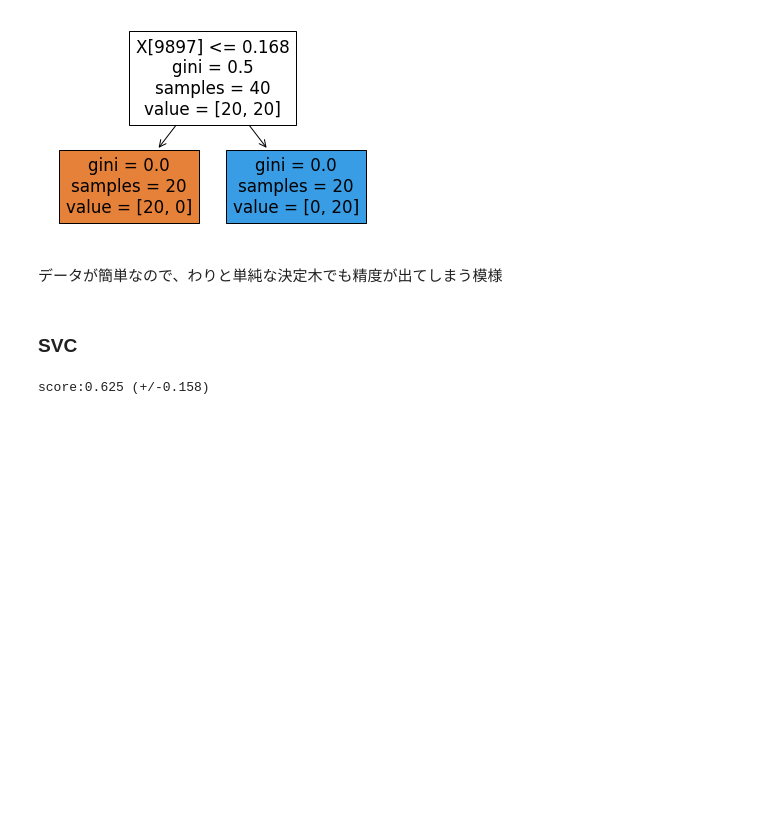
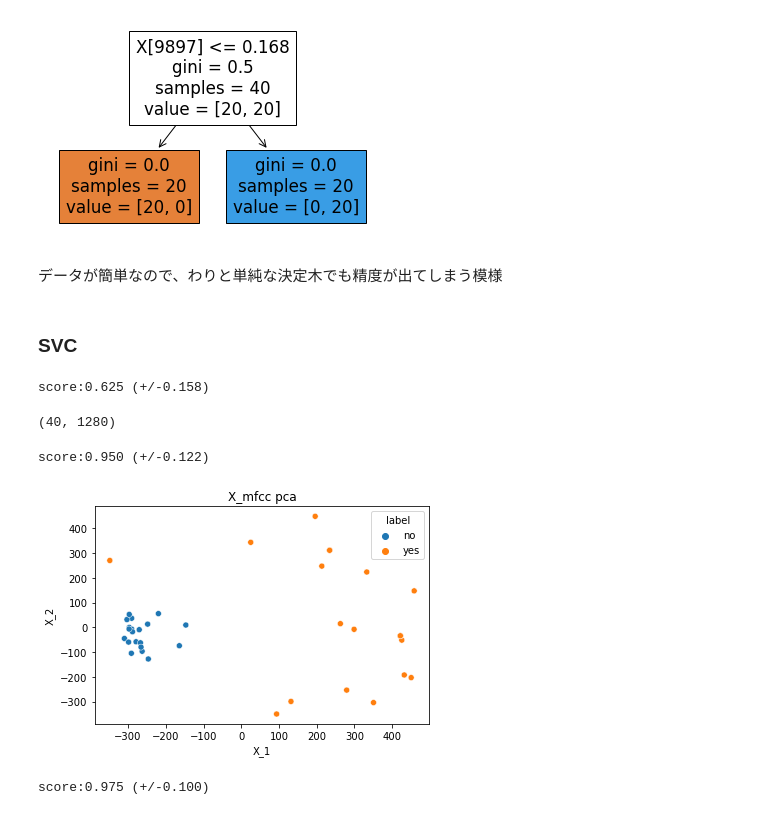
Before and after one commit to sadahry/notebooks, a Jupyter notebook: signal_processing/yes_no_detection.ipynb, the cells around one changed output. Cells and saved outputs as stored; diff of their text form; code cells hidden in the pictures; blank space fills up the shorter version.

Commit message:
add MFCC on SVC

```diff
--- a/signal_processing/yes_no_detection.ipynb
+++ b/signal_processing/yes_no_detection.ipynb
@@ -412,3 +412,36 @@ scores = sklearn.model_selection.cross_val_score(clf, X_feat, y, cv=5)
 print('score:{:.3f} (+/-{:.3f})'.format(scores.mean(), scores.std()*2))
 # %% [output]
 score:0.625 (+/-0.158)
+# %%
+# 別の特徴量を利用して予測
+
+X_mfcc = []
+for x in X:
+    S = librosa.feature.melspectrogram(y=x, sr=samplerate, n_mels=128,
+                                   fmax=8000)
+    mfcc = librosa.feature.mfcc(S=librosa.power_to_db(S))
+    X_mfcc.append(np.array(mfcc).flatten())
+
+X_mfcc = np.array(X_mfcc)
+X_mfcc.shape
+# %% [output]
+(40, 1280)
+# %%
+scores = sklearn.model_selection.cross_val_score(clf, X_mfcc, y, cv=5)
+print('score:{:.3f} (+/-{:.3f})'.format(scores.mean(), scores.std()*2))
+# %% [output]
+score:0.950 (+/-0.122)
+# %%
+# 主成分抽出(PCA)
+pca = sklearn.decomposition.PCA(n_components=2, random_state=seed)
+
+plot_r2dim(pca, X_mfcc, y, names_by_label, 'X_mfcc pca')
+# %% [output]
+[figure, added]
+# %%
+X_mfcc_pca = pca.fit_transform(X_mfcc)
+
+scores = sklearn.model_selection.cross_val_score(clf, X_mfcc_pca, y, cv=5)
+print('score:{:.3f} (+/-{:.3f})'.format(scores.mean(), scores.std()*2))
+# %% [output]
+score:0.975 (+/-0.100)
```
